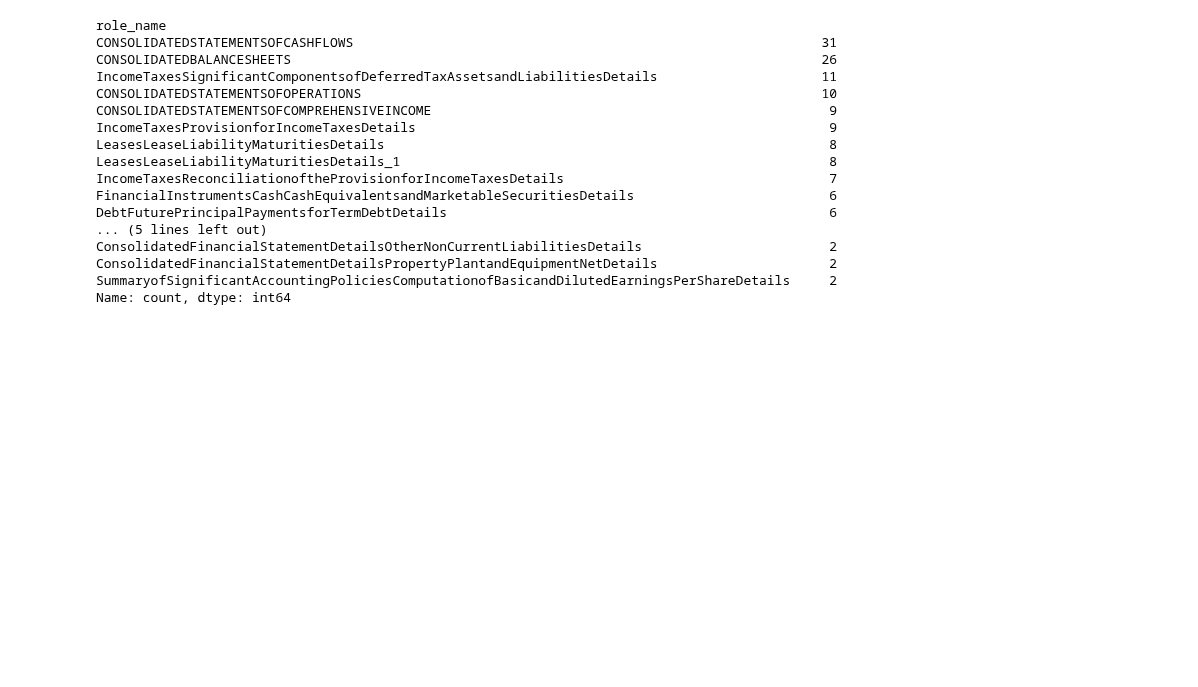
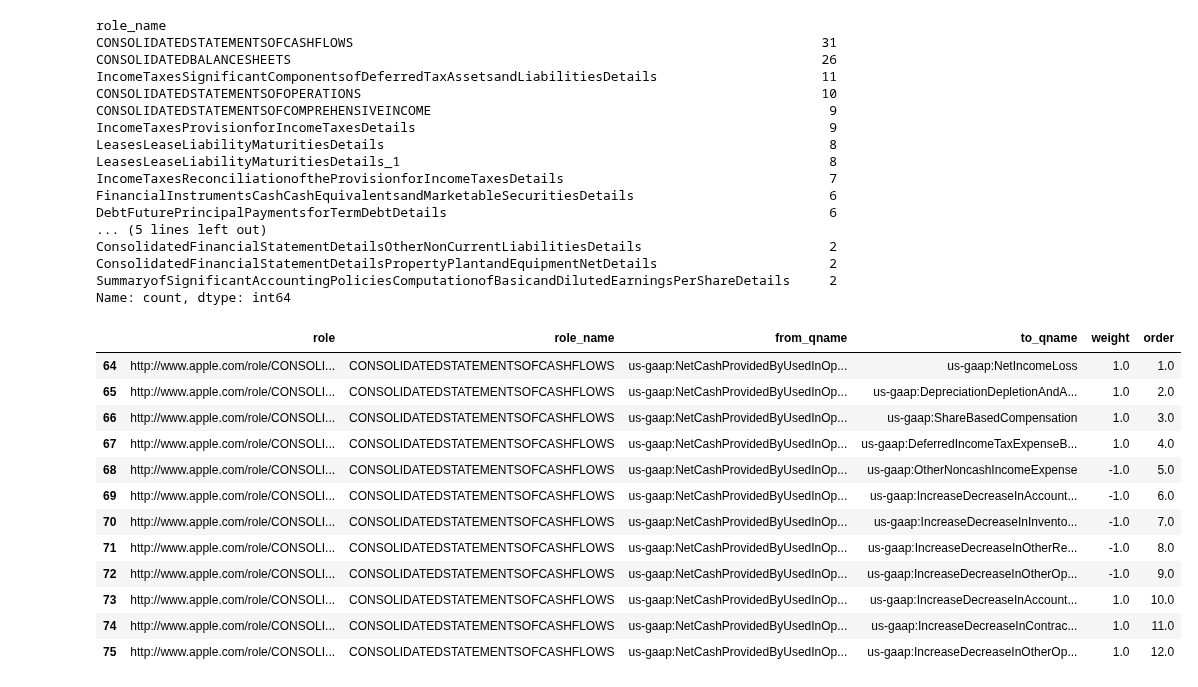
Before and after one commit to reeyarn/openesef, a Jupyter notebook: examples/apple_2020.ipynb, the cells around one changed output. Cells and saved outputs as stored; diff of their text form; code cells hidden in the pictures; blank space fills up the shorter version.

```diff
--- a/examples/apple_2020.ipynb
+++ b/examples/apple_2020.ipynb
@@ -242,4 +278,21 @@ ConsolidatedFinancialStatementDetailsOtherNonCurrentLiabilitiesDetails
 ConsolidatedFinancialStatementDetailsPropertyPlantandEquipmentNetDetails                      2
 SummaryofSignificantAccountingPoliciesComputationofBasicandDilutedEarningsPerShareDetails     2
 Name: count, dtype: int64
+# %%
+calc_df["order"] = calc_df["order"].astype(float)
+calc_df.loc[(calc_df.role_name.str.contains("CONSOLIDATEDSTATEMENTSOFCASHFLOWS")) & (calc_df.from_qname.str.contains("NetCashProvidedByUsedInOperatingActivities"))].sort_values(by=["order", "weight"], ascending=True)
+# %% [output]
+|  | role | role_name | from_qname | to_qname | weight | order |
+| 64 | http://www.apple.com/role/CONSOLI... | CONSOLIDATEDSTATEMENTSOFCASHFLOWS | us-gaap:NetCashProvidedByUsedInOp... | us-gaap:NetIncomeLoss | 1.0 | 1.0 |
+| 65 | http://www.apple.com/role/CONSOLI... | CONSOLIDATEDSTATEMENTSOFCASHFLOWS | us-gaap:NetCashProvidedByUsedInOp... | us-gaap:DepreciationDepletionAndA... | 1.0 | 2.0 |
+| 66 | http://www.apple.com/role/CONSOLI... | CONSOLIDATEDSTATEMENTSOFCASHFLOWS | us-gaap:NetCashProvidedByUsedInOp... | us-gaap:ShareBasedCompensation | 1.0 | 3.0 |
+| 67 | http://www.apple.com/role/CONSOLI... | CONSOLIDATEDSTATEMENTSOFCASHFLOWS | us-gaap:NetCashProvidedByUsedInOp... | us-gaap:DeferredIncomeTaxExpenseB... | 1.0 | 4.0 |
+| 68 | http://www.apple.com/role/CONSOLI... | CONSOLIDATEDSTATEMENTSOFCASHFLOWS | us-gaap:NetCashProvidedByUsedInOp... | us-gaap:OtherNoncashIncomeExpense | -1.0 | 5.0 |
+| 69 | http://www.apple.com/role/CONSOLI... | CONSOLIDATEDSTATEMENTSOFCASHFLOWS | us-gaap:NetCashProvidedByUsedInOp... | us-gaap:IncreaseDecreaseInAccount... | -1.0 | 6.0 |
+| 70 | http://www.apple.com/role/CONSOLI... | CONSOLIDATEDSTATEMENTSOFCASHFLOWS | us-gaap:NetCashProvidedByUsedInOp... | us-gaap:IncreaseDecreaseInInvento... | -1.0 | 7.0 |
+| 71 | http://www.apple.com/role/CONSOLI... | CONSOLIDATEDSTATEMENTSOFCASHFLOWS | us-gaap:NetCashProvidedByUsedInOp... | us-gaap:IncreaseDecreaseInOtherRe... | -1.0 | 8.0 |
+| 72 | http://www.apple.com/role/CONSOLI... | CONSOLIDATEDSTATEMENTSOFCASHFLOWS | us-gaap:NetCashProvidedByUsedInOp... | us-gaap:IncreaseDecreaseInOtherOp... | -1.0 | 9.0 |
+| 73 | http://www.apple.com/role/CONSOLI... | CONSOLIDATEDSTATEMENTSOFCASHFLOWS | us-gaap:NetCashProvidedByUsedInOp... | us-gaap:IncreaseDecreaseInAccount... | 1.0 | 10.0 |
+| 74 | http://www.apple.com/role/CONSOLI... | CONSOLIDATEDSTATEMENTSOFCASHFLOWS | us-gaap:NetCashProvidedByUsedInOp... | us-gaap:IncreaseDecreaseInContrac... | 1.0 | 11.0 |
+| 75 | http://www.apple.com/role/CONSOLI... | CONSOLIDATEDSTATEMENTSOFCASHFLOWS | us-gaap:NetCashProvidedByUsedInOp... | us-gaap:IncreaseDecreaseInOtherOp... | 1.0 | 12.0 |
 # %%
```
Also changed, not shown: parts of 4 cells of this notebook, 22 other files.
